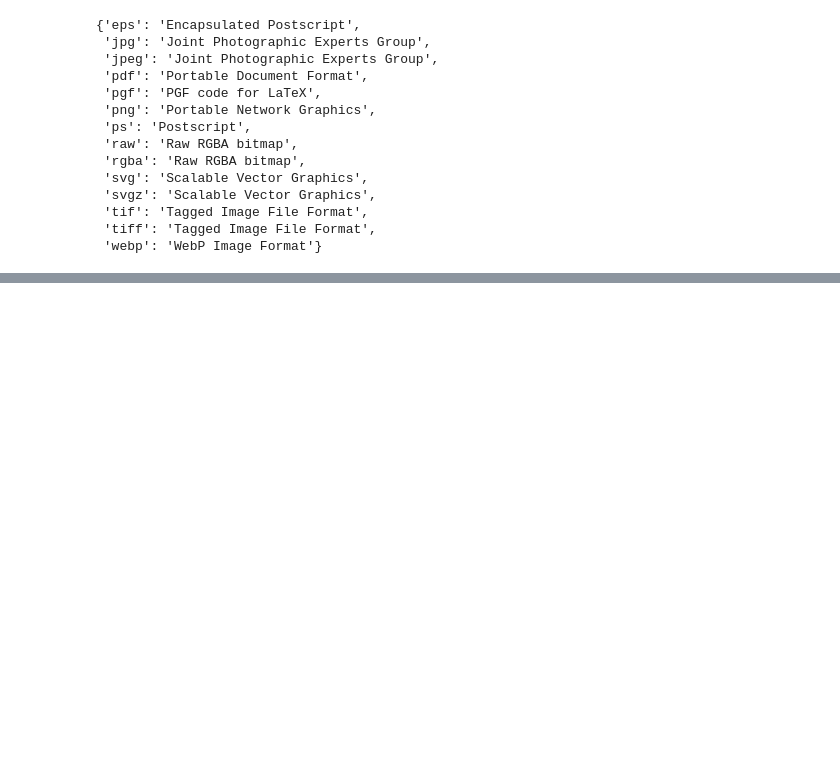
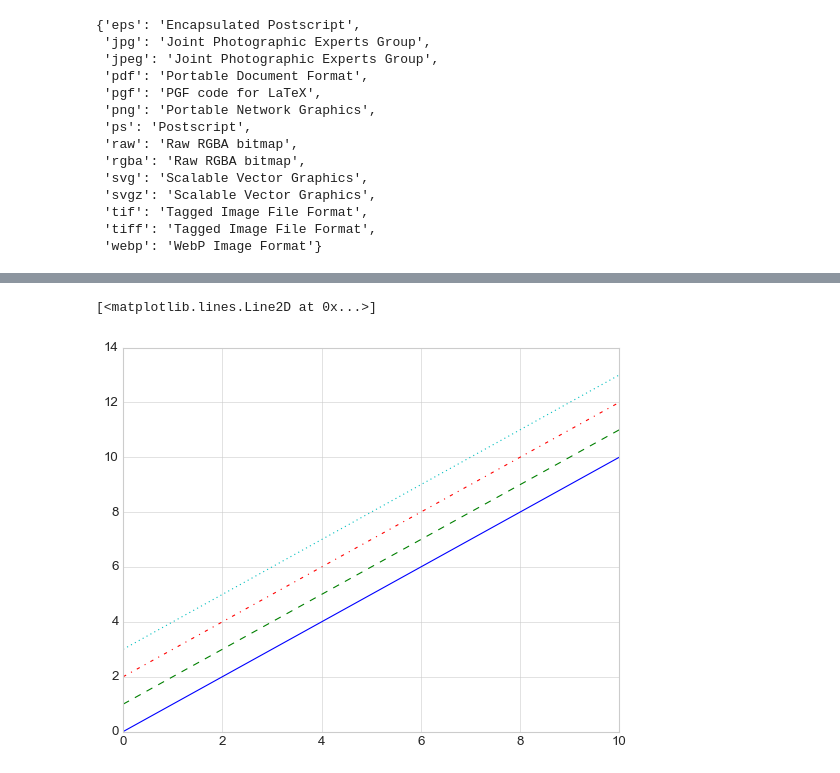
Before and after one commit to hemanthkotaprolu/Python-Data-Science-Handbook, a Jupyter notebook: MATPLOTLIB.ipynb, the cells around one changed output, grey strips where cells are left out. Saved outputs shown, nothing was run; the diff lists cells and outputs as text; code cells hidden in the pictures; blank space fills up the shorter version.

```diff
--- a/MATPLOTLIB.ipynb
+++ b/MATPLOTLIB.ipynb
@@ -43,0 +83,8 @@ fig.canvas.get_supported_filetypes()
+# %%
+plt.plot(x, x, linestyle='solid')
+plt.plot(x, x + 1, linestyle='dashed')
+plt.plot(x, x + 2, linestyle='dashdot')
+plt.plot(x, x + 3, linestyle='dotted')
+# %% [output]
+[<matplotlib.lines.Line2D at 0x...>]
+[figure, added]
```
Also changed, not shown: parts of 20 cells of this notebook.
